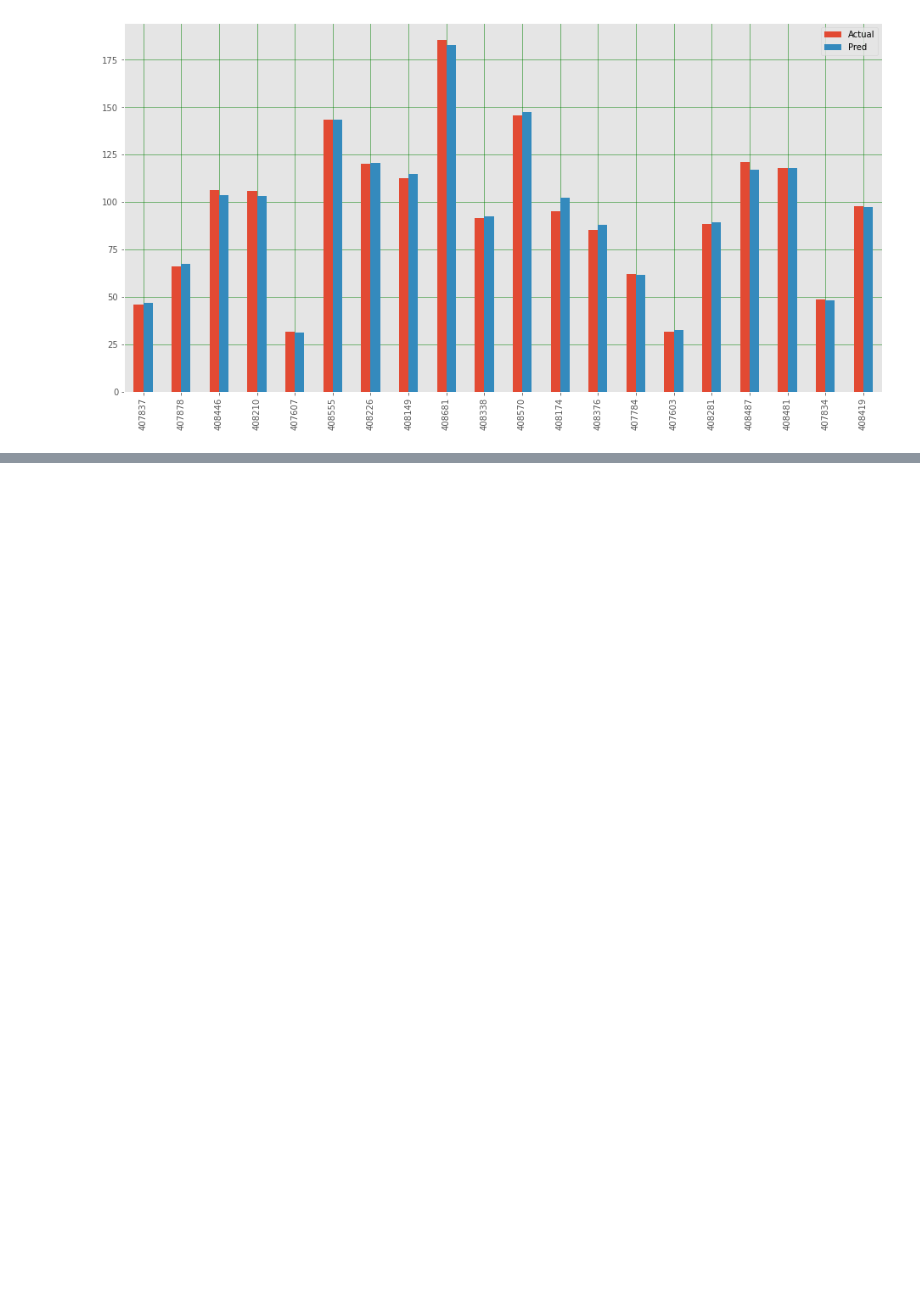
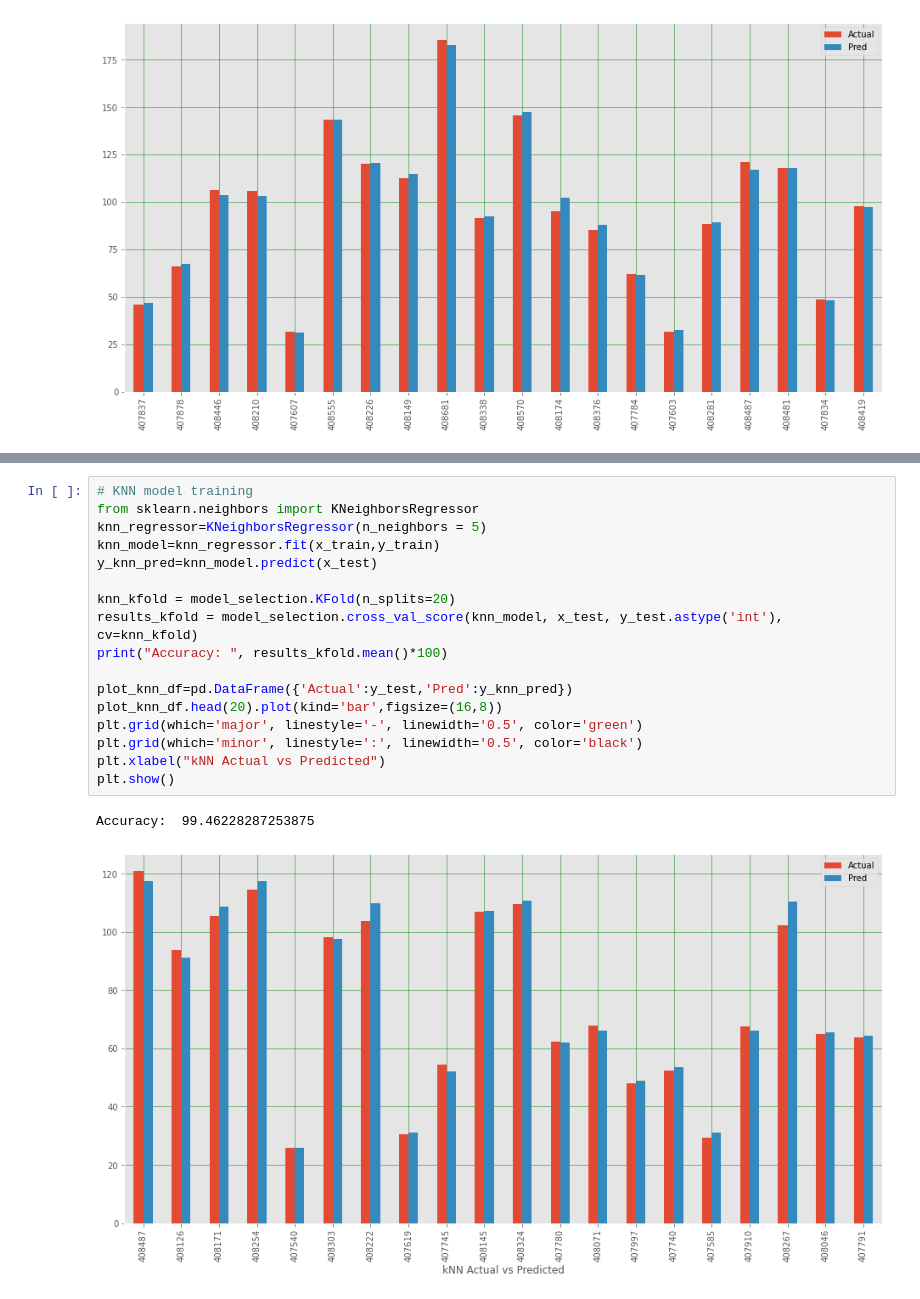
Before and after one commit to Akshantjain/cs418project, a Jupyter notebook: Final-Project.ipynb, the cells around one changed output, grey strips where cells are left out. Saved outputs shown, nothing was run; the diff lists cells and outputs as text; blank space fills up the shorter version.

```diff
--- a/Final-Project.ipynb
+++ b/Final-Project.ipynb
@@ -265,0 +270,20 @@ plt.show()
+# %%
+# KNN model training
+from sklearn.neighbors import KNeighborsRegressor
+knn_regressor=KNeighborsRegressor(n_neighbors = 5)
+knn_model=knn_regressor.fit(x_train,y_train)
+y_knn_pred=knn_model.predict(x_test)
+
+knn_kfold = model_selection.KFold(n_splits=20)
+results_kfold = model_selection.cross_val_score(knn_model, x_test, y_test.astype('int'), cv=knn_kfold)
+print("Accuracy: ", results_kfold.mean()*100)
+
+plot_knn_df=pd.DataFrame({'Actual':y_test,'Pred':y_knn_pred})
+plot_knn_df.head(20).plot(kind='bar',figsize=(16,8))
+plt.grid(which='major', linestyle='-', linewidth='0.5', color='green')
+plt.grid(which='minor', linestyle=':', linewidth='0.5', color='black')
+plt.xlabel("kNN Actual vs Predicted")
+plt.show()
+# %% [output]
+Accuracy:  99.46228287253875
+[figure, added]
```
Also changed, not shown: parts of 1 cell of this notebook.
